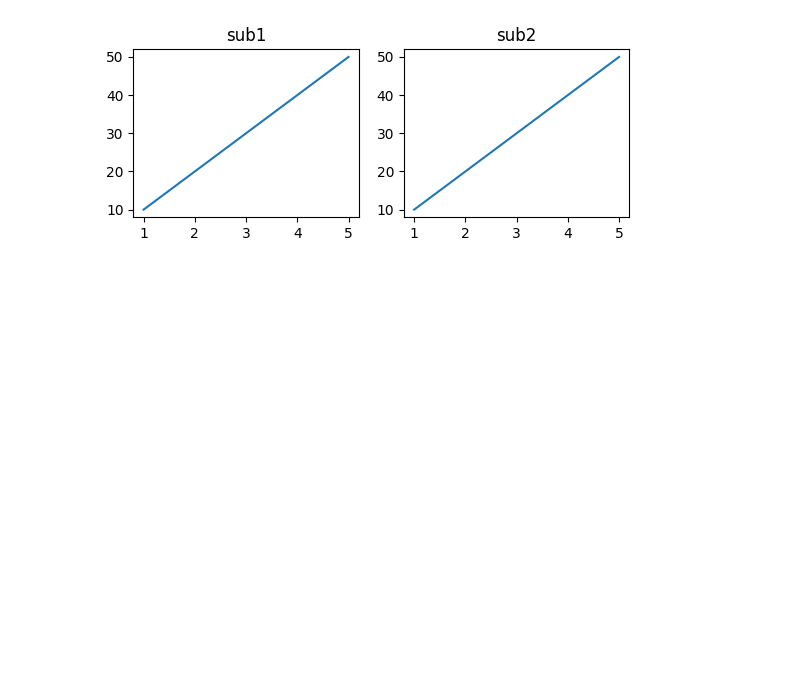
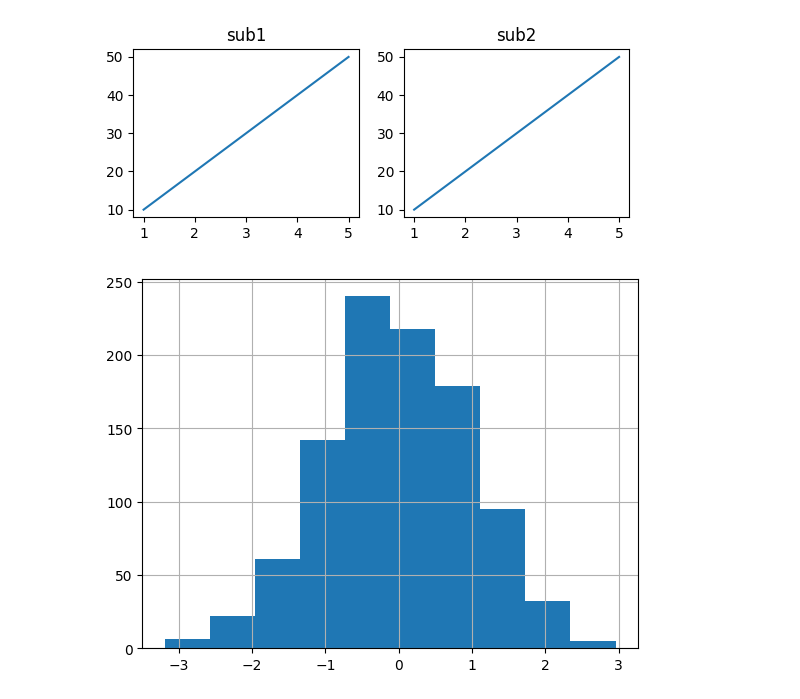
Before and after one commit to MuthuswamyNadar/Python-DSA, a Jupyter notebook: Python(pandas)/Pandas_Advance.ipynb, the cells around one changed output. Saved outputs shown, nothing was run; the diff lists cells and outputs as text; code cells hidden in the pictures; blank space fills up the shorter version.

```diff
--- a/Python(pandas)/Pandas_Advance.ipynb
+++ b/Python(pandas)/Pandas_Advance.ipynb
@@ -70,4 +72,9 @@ Text(0.5, 1.0, 'sub2')
 [figure]
 # %%
 # Histogram
-plt.hist(data)
+data=np.random.randn(1000)
+plt.hist(data,bins=10)
+plt.grid(True)
+plt.show()
+# %% [output]
+[figure, added]
```
Also changed, not shown: parts of 8 cells of this notebook.
